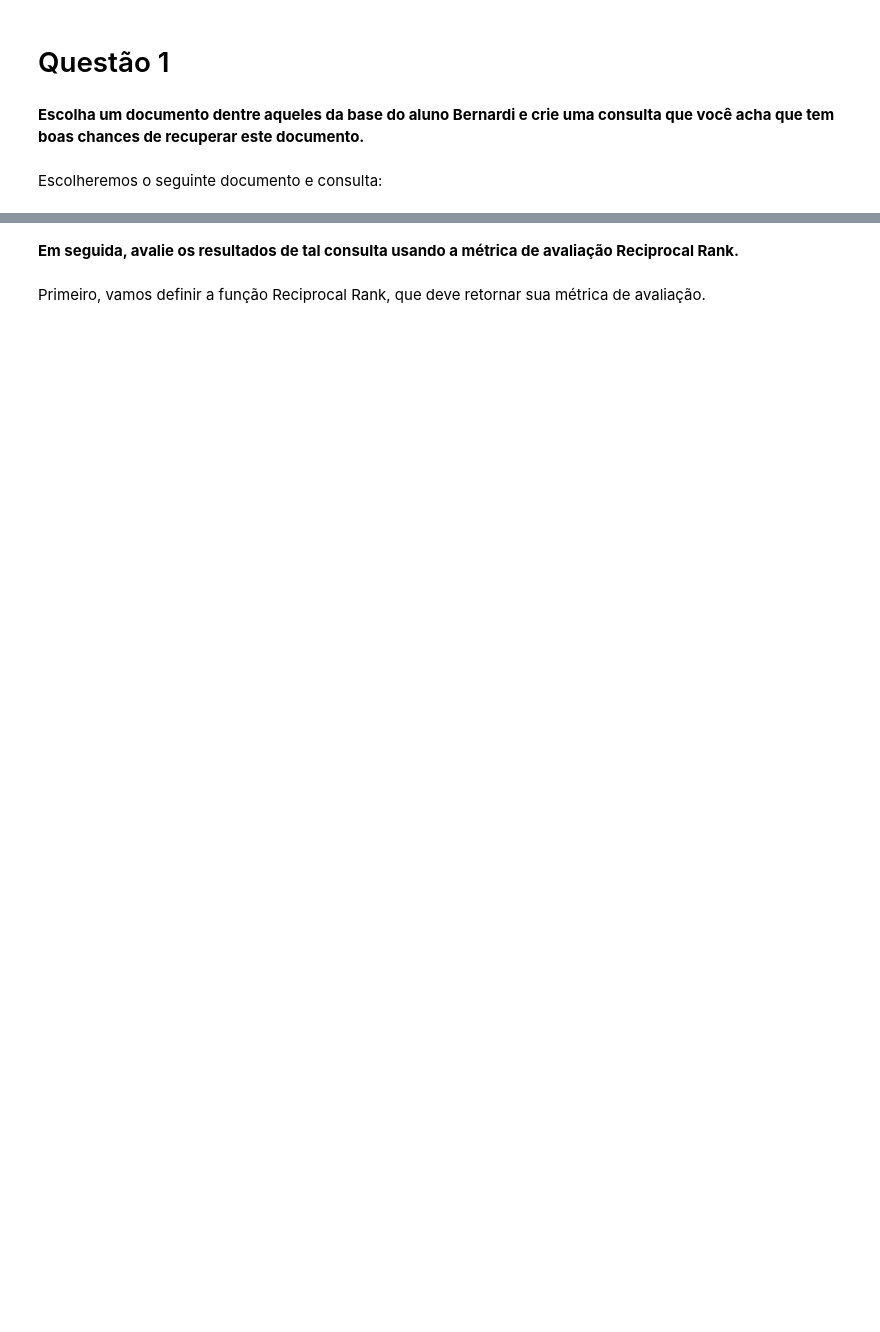
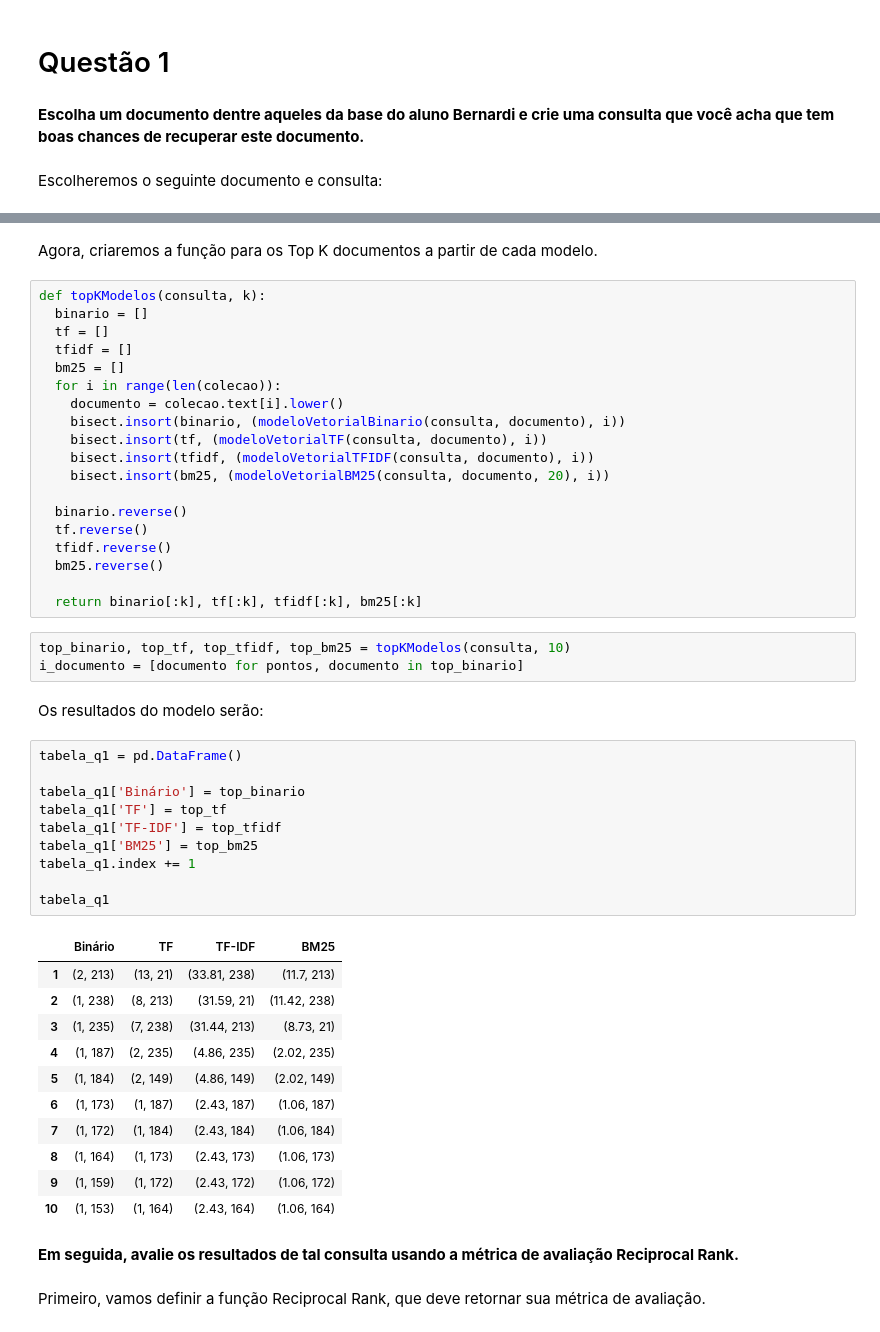
Before and after one commit to LDVictor/ri_lab_07, a Jupyter notebook: ri_lab_07.ipynb, the cells around one changed output, grey strips where cells are left out. Cells and saved outputs as stored; diff of their text form; blank space fills up the shorter version.

```diff
--- a/ri_lab_07.ipynb
+++ b/ri_lab_07.ipynb
@@ -100,3 +120,51 @@ consulta = "sociedade"
+# %% [markdown]
+Agora, criaremos a função para os Top K documentos a partir de cada modelo.
+# %%
+def topKModelos(consulta, k):
+  binario = []
+  tf = []
+  tfidf = []
+  bm25 = []
+  for i in range(len(colecao)):
+    documento = colecao.text[i].lower()
+    bisect.insort(binario, (modeloVetorialBinario(consulta, documento), i))
+    bisect.insort(tf, (modeloVetorialTF(consulta, documento), i))
+    bisect.insort(tfidf, (modeloVetorialTFIDF(consulta, documento), i))
+    bisect.insort(bm25, (modeloVetorialBM25(consulta, documento, 20), i))
+
+  binario.reverse()
+  tf.reverse()
+  tfidf.reverse()
+  bm25.reverse()
+
+  return binario[:k], tf[:k], tfidf[:k], bm25[:k]
+# %%
+top_binario, top_tf, top_tfidf, top_bm25 = topKModelos(consulta, 10)
+i_documento = [documento for pontos, documento in top_binario]
+# %% [markdown]
+Os resultados do modelo serão:
+# %%
+tabela_q1 = pd.DataFrame()
+
+tabela_q1['Binário'] = top_binario
+tabela_q1['TF'] = top_tf
+tabela_q1['TF-IDF'] = top_tfidf
+tabela_q1['BM25'] = top_bm25
+tabela_q1.index += 1
+
+tabela_q1
+# %% [output]
+|  | Binário | TF | TF-IDF | BM25 |
+| 1 | (2, 213) | (13, 21) | (33.81, 238) | (11.7, 213) |
+| 2 | (1, 238) | (8, 213) | (31.59, 21) | (11.42, 238) |
+| 3 | (1, 235) | (7, 238) | (31.44, 213) | (8.73, 21) |
+| 4 | (1, 187) | (2, 235) | (4.86, 235) | (2.02, 235) |
+| 5 | (1, 184) | (2, 149) | (4.86, 149) | (2.02, 149) |
+| 6 | (1, 173) | (1, 187) | (2.43, 187) | (1.06, 187) |
+| 7 | (1, 172) | (1, 184) | (2.43, 184) | (1.06, 184) |
+| 8 | (1, 164) | (1, 173) | (2.43, 173) | (1.06, 173) |
+| 9 | (1, 159) | (1, 172) | (2.43, 172) | (1.06, 172) |
+| 10 | (1, 153) | (1, 164) | (2.43, 164) | (1.06, 164) |
 # %% [markdown]
 **Em seguida, avalie os resultados de tal consulta usando a métrica de avaliação Reciprocal Rank.**
 # %% [markdown]
```
Also changed, not shown: parts of 45 cells of this notebook.
